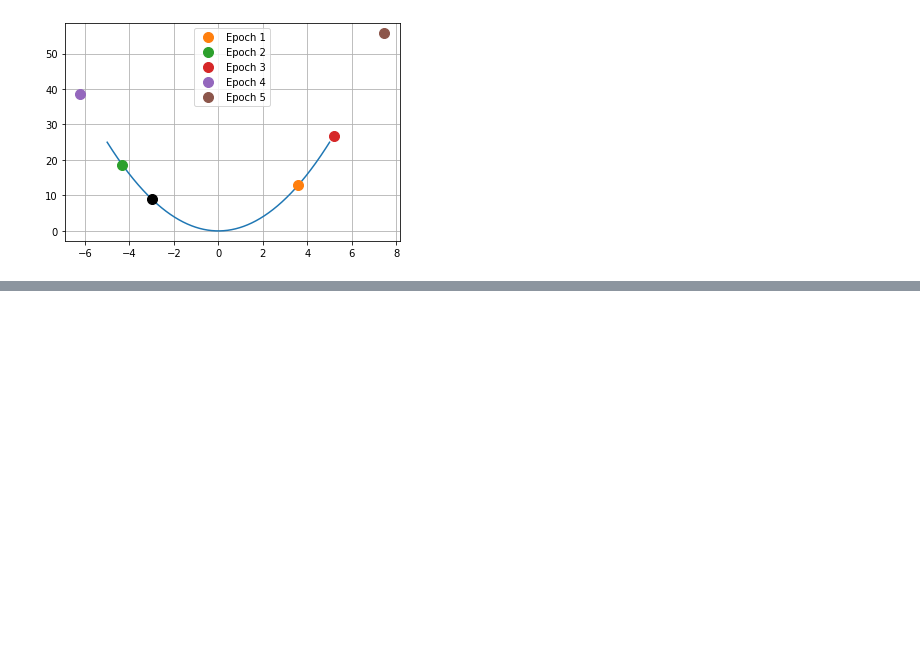
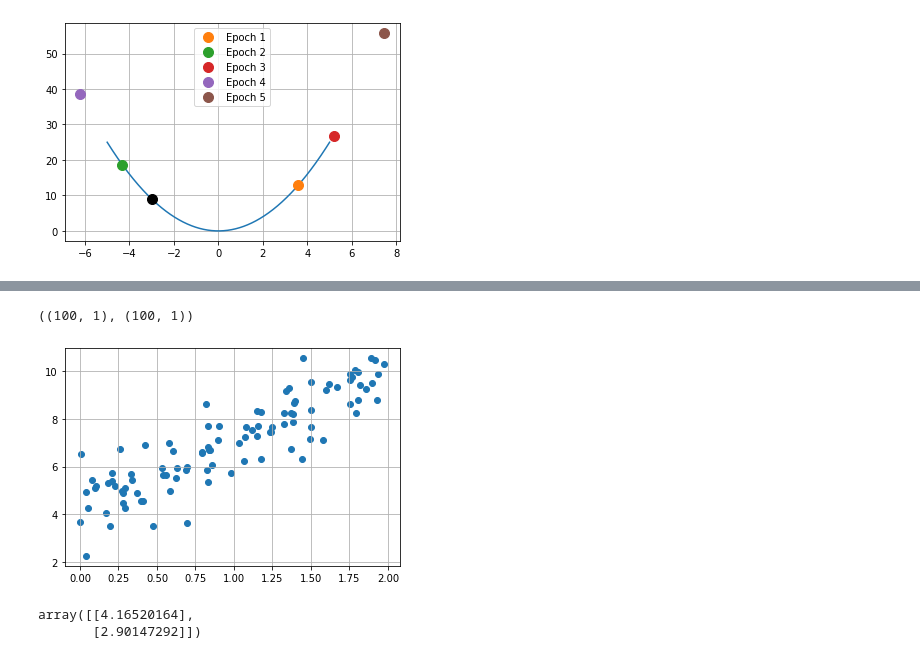
Before and after one commit to JakeOh/202011_itw_pyml_wkd, a Jupyter notebook: ml03.ipynb, the cells around one changed output, grey strips where cells are left out. Saved outputs shown, nothing was run; the diff lists cells and outputs as text; code cells hidden in the pictures; blank space fills up the shorter version.

```diff
--- a/ml03.ipynb
+++ b/ml03.ipynb
@@ -83,0 +158,33 @@ plot_gradient_descent(fn, x_init=-3, eta=1.1)
+# %%
+np.random.seed(1)
+
+m = 100  # 샘플 개수
+X = 2 * np.random.rand(m, 1)  # (m, 1) shape의 2d array
+y = 4 + 3 * X + np.random.randn(m, 1)
+
+X.shape, y.shape
+# %% [output]
+((100, 1), (100, 1))
+# %%
+plt.scatter(X, y)
+plt.grid()
+# %% [output]
+[figure, added]
+# %%
+X_b = np.c_[np.ones(shape=(m, 1)), X]  # bias가 추가된 샘플 행렬
+theta = np.random.randn(2, 1)  # 선형 회귀 방정식에서 b0, b1의 초깃값
+
+learning_rate = 0.01  # 학습률
+n_iteration = 50  # 전체 반복 횟수(모든 샘플에서 gradient가 갱신되는 횟수)
+for epoch in range(n_iteration):  # 전체 반복 횟수만큼 반복
+    for i in range(m):  # 샘플 개수만큼 반복
+        rand_idx = np.random.randint(m)  # 0 <= rand_idx < m 범위의 난수.
+        xi = X_b[rand_idx:(rand_idx + 1)]  # 샘플 1개 선택.
+        yi = y[rand_idx:(rand_idx + 1)]  # 샘플과 같은 인덱스에 있는 레이블.
+        gradient = 2 * xi.T @ (xi @ theta - yi)  # 선택된 샘플에서의 gradient를 계산.
+        theta = theta - learning_rate * gradient  # theta를 업데이트.
+
+theta
+# %% [output]
+array([[4.16520164],
+       [2.90147292]])
```
Also changed, not shown: parts of 13 cells of this notebook.
